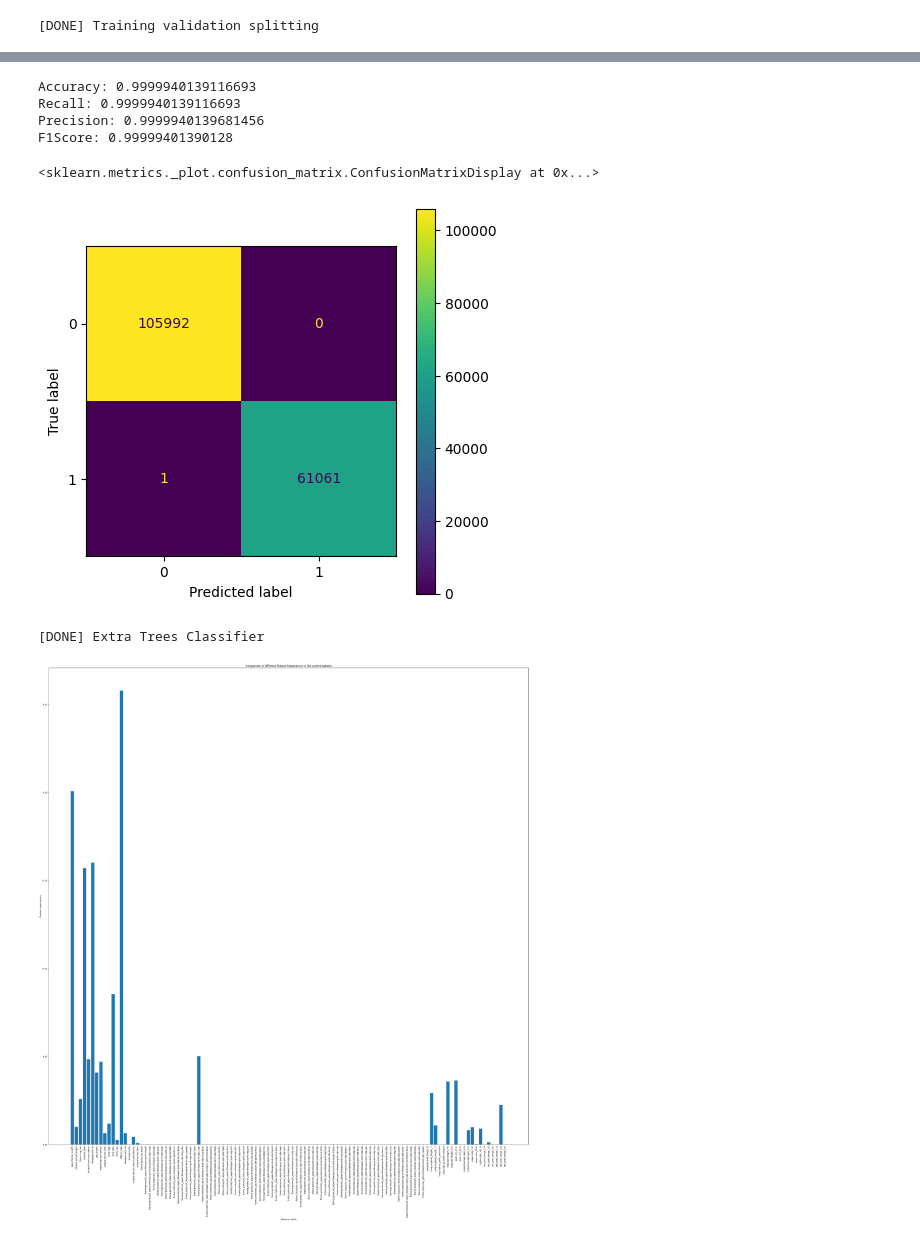
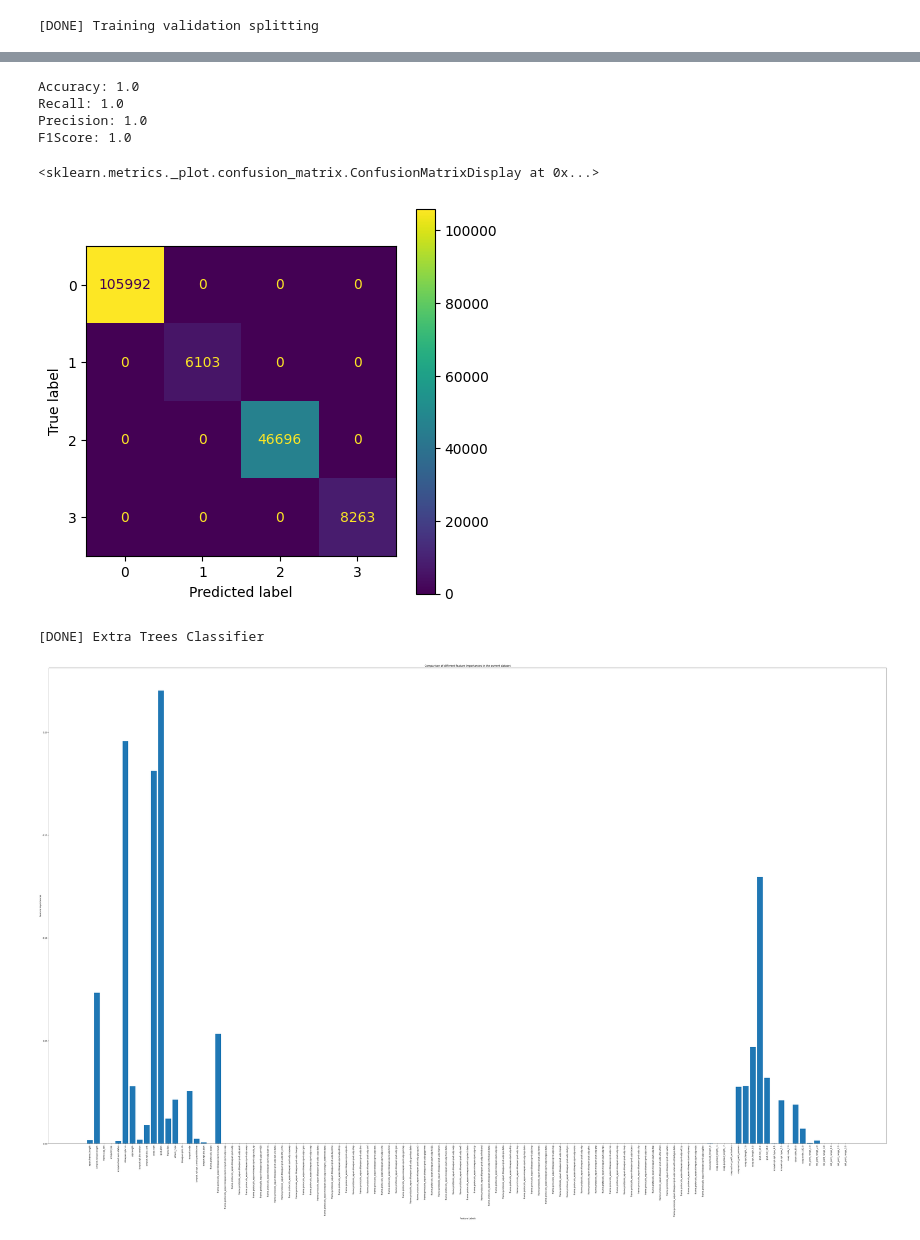
Before and after one commit to CIIC-C-T-Polytechnic-of-Leiria/IA-IoT-Security-S2X, a Jupyter notebook: Neural Networks/Data Encoding & Multiclass Classification Neural Network for Attack IDS - Version 02.ipynb, the cells around one changed output, grey strips where cells are left out. Cells and saved outputs as stored; diff of their text form; code cells hidden in the pictures.

Commit message:
edit: notebook for both binary and multiclass classification

```diff
--- a/Neural Networks/Data Encoding & Multiclass Classification Neural Network for Attack IDS - Version 02.ipynb
+++ b/Neural Networks/Data Encoding & Multiclass Classification Neural Network for Attack IDS - Version 02.ipynb
@@ -257,13 +257,17 @@ print(f'[DONE] Pre-processing & Data Encoding -- PART 07')
 # %%
 import numpy as np
 
-# Convert to Numpy Multiclass Classification
+# Convert to Numpy Classification
+
+# For a binary classification, use 'is_malicious' as target collumn
+# For a multiclass classification, use 'attack_type' as target collumn
+
 x_columns = df.columns.drop('is_malicious')
 x = df[x_columns].values
 
-dummies = pd.get_dummies(df['is_malicious'])
+dummies = pd.get_dummies(df['attack_type'])
 attack = dummies.columns
 y = dummies.values
 
-print(f'[DONE] Numpy Multiclass Classification')
+print(f'[DONE] Numpy Classification')
 # %% [output]
@@ -342,10 +346,10 @@ def compute_metrics(pred, y_test):
 
 compute_metrics(pred, y_test)
 # %% [output]
-Accuracy: 0.9999940139116693
-Recall: 0.9999940139116693
-Precision: 0.9999940139681456
-F1Score: 0.99999401390128
+Accuracy: 1.0
+Recall: 1.0
+Precision: 1.0
+F1Score: 1.0
 # %%
 import matplotlib.pyplot as plt
 from sklearn.metrics import confusion_matrix, ConfusionMatrixDisplay
@@ -363,7 +367,7 @@ fig, ax = plt.subplots(figsize = (5, 5))
 cmd.plot(ax = ax)
 # %% [output]
 <sklearn.metrics._plot.confusion_matrix.ConfusionMatrixDisplay at 0x...>
-[figure, old version]
+[figure, new version]
 # %%
 from sklearn.ensemble import ExtraTreesClassifier
 
@@ -379,16 +383,16 @@ print(f'[DONE] Extra Trees Classifier')
 # %%
 import matplotlib.pyplot as plot
 
 # Plor for the ExtraTreesClassifier output
 plot.bar(x_columns, feature_importance_normalized)
 plot.xlabel('Feature Labels')
 plot.ylabel('Feature Importances')
 plot.title('Comparison of different feature importances in the current dataset')
 plot.xticks(rotation = 90)
 
 # Plot size
-plot.rcParams["figure.figsize"] = (40, 40)
+plot.rcParams["figure.figsize"] = (70, 40)
 
 plot.show()
 # %% [output]
-[figure, old version]
+[figure, new version]
```
Also changed, not shown: parts of 3 cells of this notebook, 1 other file.
